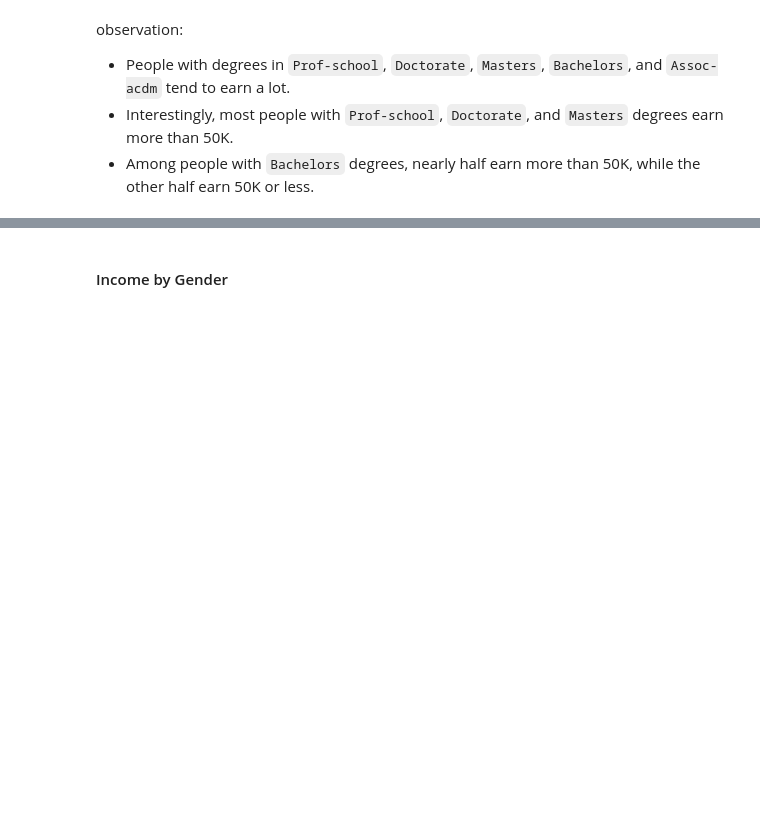
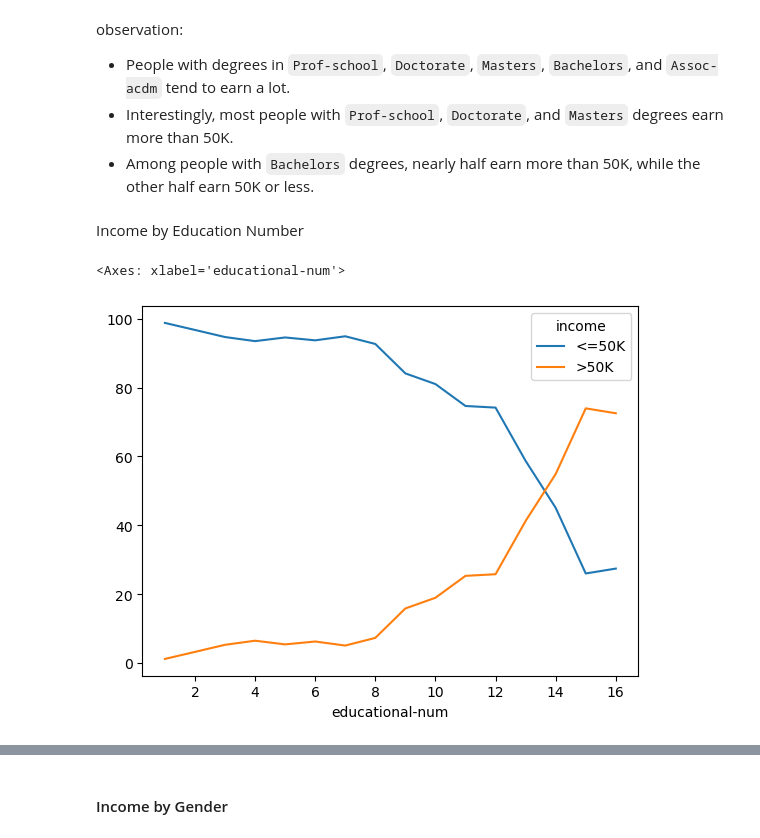
Before and after one commit to xahid007/Adult-Census-Income, a Jupyter notebook: EDA.ipynb, the cells around one changed output, grey strips where cells are left out. Drawn from its saved outputs; the diff is of its cells as text; code cells hidden in the pictures; blank space fills up the shorter version.

Commit message:
educational-num added

```diff
--- a/EDA.ipynb
+++ b/EDA.ipynb
@@ -285,3 +285,13 @@ observation:
 - People with degrees in `Prof-school`, `Doctorate`, `Masters`, `Bachelors`, and `Assoc-acdm` tend to earn a lot.
 - Interestingly, most people with `Prof-school`, `Doctorate`, and `Masters` degrees earn more than 50K.
 - Among people with `Bachelors` degrees, nearly half earn more than 50K, while the other half earn 50K or less.
+# %% [markdown]
+Income by Education Number
+# %%
+grouped_educational_num = df.groupby(['educational-num', 'income']).size().unstack()
+grouped_educational_num_count = grouped_educational_num.sum(axis = 1)
+proportion_educational_num = round((grouped_educational_num.div(grouped_educational_num_count , axis = 0)*100),2)
+proportion_educational_num.plot(kind = 'line')
+# %% [output]
+<Axes: xlabel='educational-num'>
+[figure, added]
```
Also changed, not shown: parts of 2 cells of this notebook.
